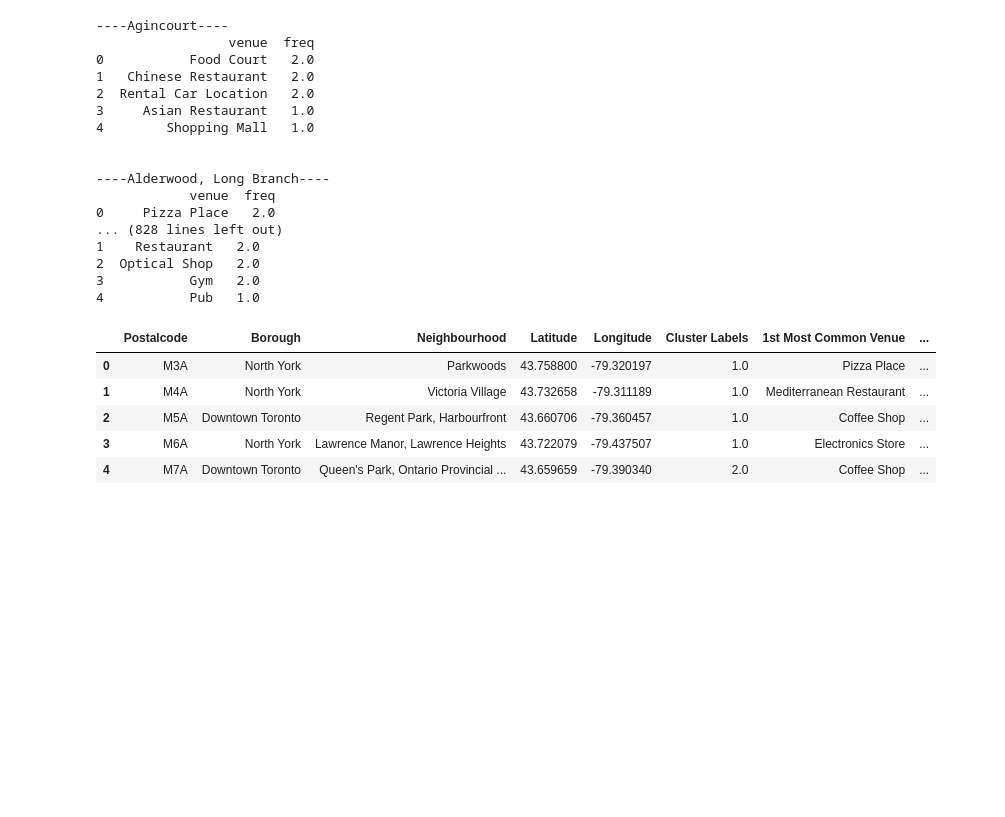
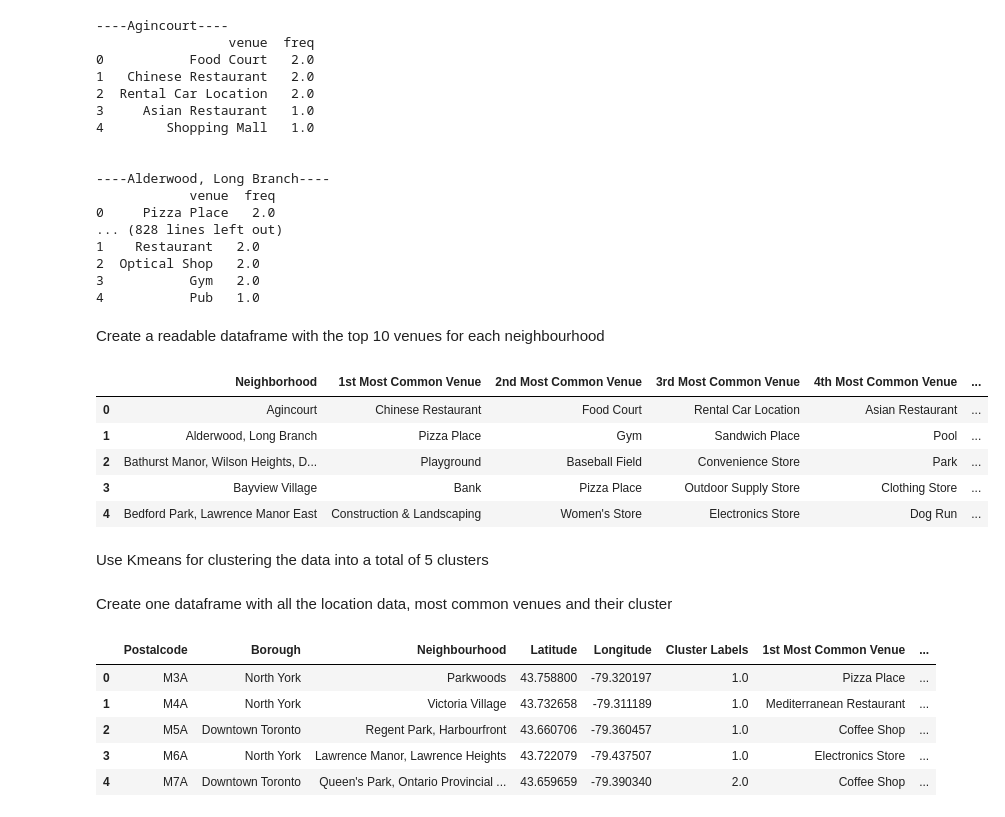
Before and after one commit to WillemWissing/Coursera_capstone, a Jupyter notebook: Coursera_capstone_notebook_public.ipynb, the cells around one changed output. Saved outputs shown, nothing was run; the diff lists cells and outputs as text; code cells hidden in the pictures; blank space fills up the shorter version.

```diff
--- a/Coursera_capstone_notebook_public.ipynb
+++ b/Coursera_capstone_notebook_public.ipynb
@@ -216,6 +216,8 @@ for hood in toronto_grouped['Neighborhood']:
 2  Optical Shop   2.0
 3           Gym   2.0
 4           Pub   1.0
+# %% [markdown]
+Create a readable dataframe with the top 10 venues for each neighbourhood
 # %%
 def return_most_common_venues(row, num_top_venues):
     row_categories = row.iloc[1:]
@@ -225,28 +227,41 @@ def return_most_common_venues(row, num_top_venues):
 # %%
 num_top_venues = 10
 
 indicators = ['st', 'nd', 'rd']
 
 # create columns according to number of top venues
 columns = ['Neighborhood']
 for ind in np.arange(num_top_venues):
     try:
         columns.append('{}{} Most Common Venue'.format(ind+1, indicators[ind]))
     except:
         columns.append('{}th Most Common Venue'.format(ind+1))
 
 # create a new dataframe
 neighborhoods_venues_sorted = pd.DataFrame(columns=columns)
 neighborhoods_venues_sorted['Neighborhood'] = toronto_grouped['Neighborhood']
 
 for ind in np.arange(toronto_grouped.shape[0]):
     neighborhoods_venues_sorted.iloc[ind, 1:] = return_most_common_venues(toronto_grouped.iloc[ind, :], num_top_venues)
+
+neighborhoods_venues_sorted.head()
+# %% [output]
+|  | Neighborhood | 1st Most Common Venue | 2nd Most Common Venue | 3rd Most Common Venue | 4th Most Common Venue | ... |
+| 0 | Agincourt | Chinese Restaurant | Food Court | Rental Car Location | Asian Restaurant | ... |
+| 1 | Alderwood, Long Branch | Pizza Place | Gym | Sandwich Place | Pool | ... |
+| 2 | Bathurst Manor, Wilson Heights, D... | Playground | Baseball Field | Convenience Store | Park | ... |
+| 3 | Bayview Village | Bank | Pizza Place | Outdoor Supply Store | Clothing Store | ... |
+| 4 | Bedford Park, Lawrence Manor East | Construction & Landscaping | Women's Store | Electronics Store | Dog Run | ... |
+# %% [markdown]
+Use Kmeans for clustering the data into a total of 5 clusters
 # %%
 from sklearn.cluster import KMeans
 kclusters = 5
 toronto_grouped_clustering = toronto_grouped.drop('Neighborhood',1)
 # %%
 kmeans = KMeans(n_clusters=kclusters).fit(toronto_grouped_clustering)
+# %% [markdown]
+Create one dataframe with all the location data, most common venues and their cluster
 # %%
 # add clustering labels
 neighborhoods_venues_sorted.insert(0, 'Cluster Labels', kmeans.labels_)
```
Also changed, not shown: parts of 7 cells of this notebook, 1 other file.
